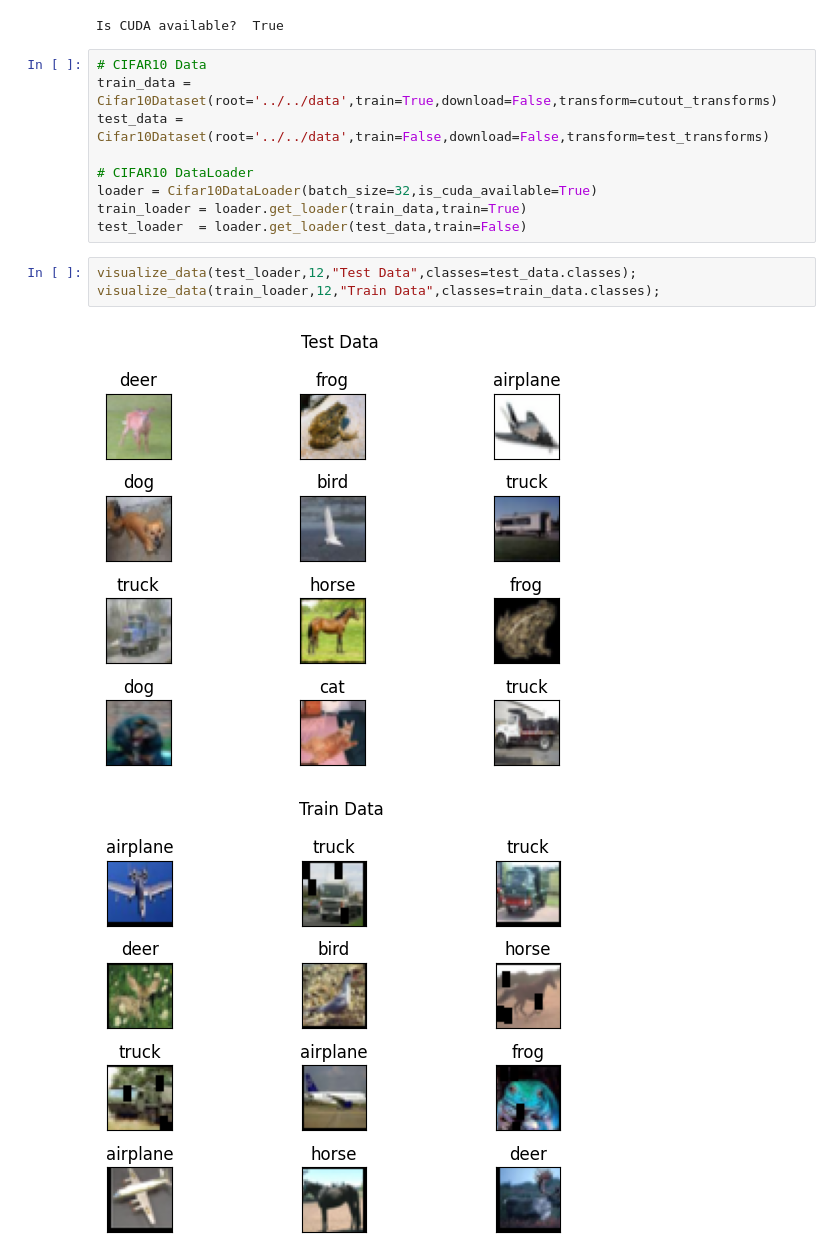
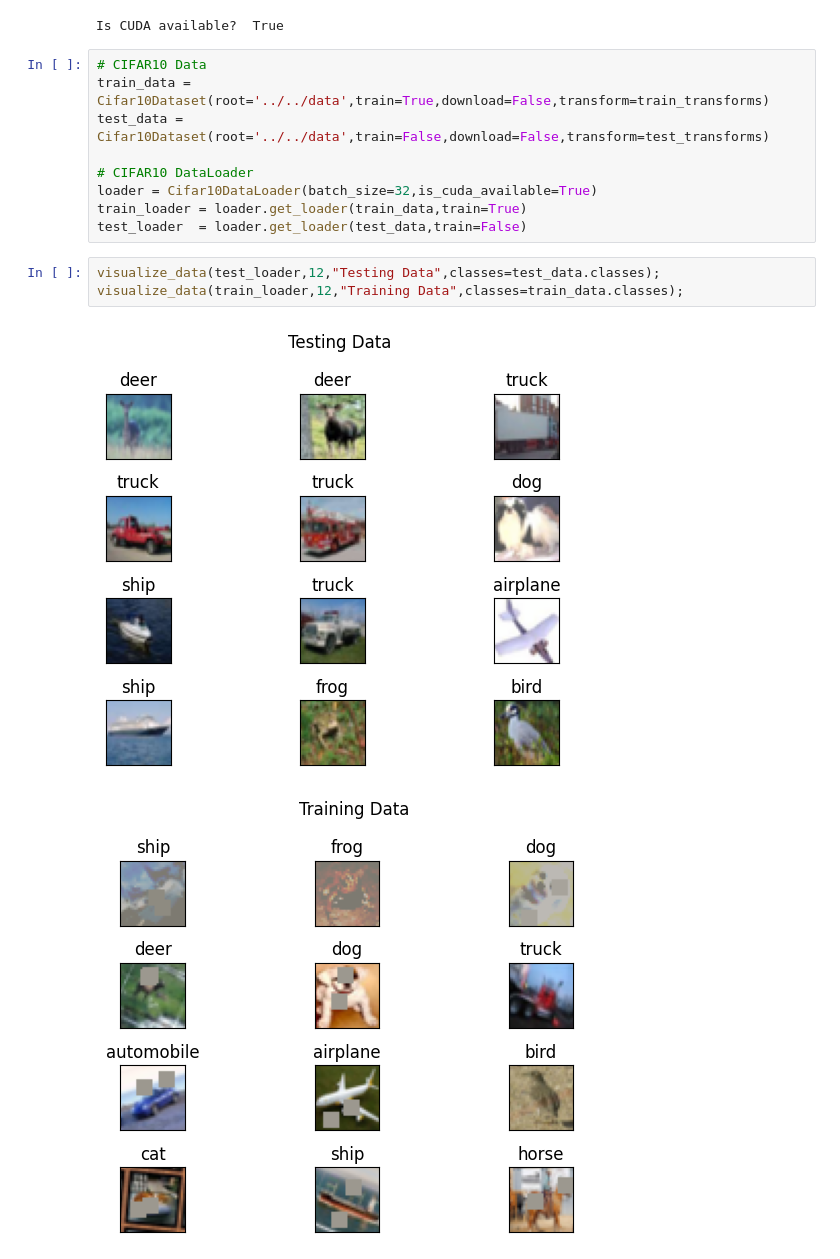
Before and after one commit to Muthukamalan/ZerotoHeroDL, a Jupyter notebook: Vision/Ch9/S9.ipynb, the cells around one changed output. Cells and saved outputs as stored; diff of their text form.

```diff
--- a/Vision/Ch9/S9.ipynb
+++ b/Vision/Ch9/S9.ipynb
@@ -27,7 +24,7 @@ print("Is CUDA available? ", use_cuda)
 Is CUDA available?  True
 # %%
 # CIFAR10 Data
-train_data = Cifar10Dataset(root='../../data',train=True,download=False,transform=cutout_transforms)
+train_data = Cifar10Dataset(root='../../data',train=True,download=False,transform=train_transforms)
 test_data = Cifar10Dataset(root='../../data',train=False,download=False,transform=test_transforms)
 
 # CIFAR10 DataLoader
@@ -35,8 +32,8 @@ loader = Cifar10DataLoader(batch_size=32,is_cuda_available=True)
 train_loader = loader.get_loader(train_data,train=True)
 test_loader  = loader.get_loader(test_data,train=False)
 # %%
-visualize_data(test_loader,12,"Test Data",classes=test_data.classes);
-visualize_data(train_loader,12,"Train Data",classes=train_data.classes);
+visualize_data(test_loader,12,"Testing Data",classes=test_data.classes);
+visualize_data(train_loader,12,"Training Data",classes=train_data.classes);
 # %% [output]
-[figure, old version]
+[figure, new version]
-[figure, old version]
+[figure, new version]
```
Also changed, not shown: parts of 11 cells of this notebook, 10 other files.
